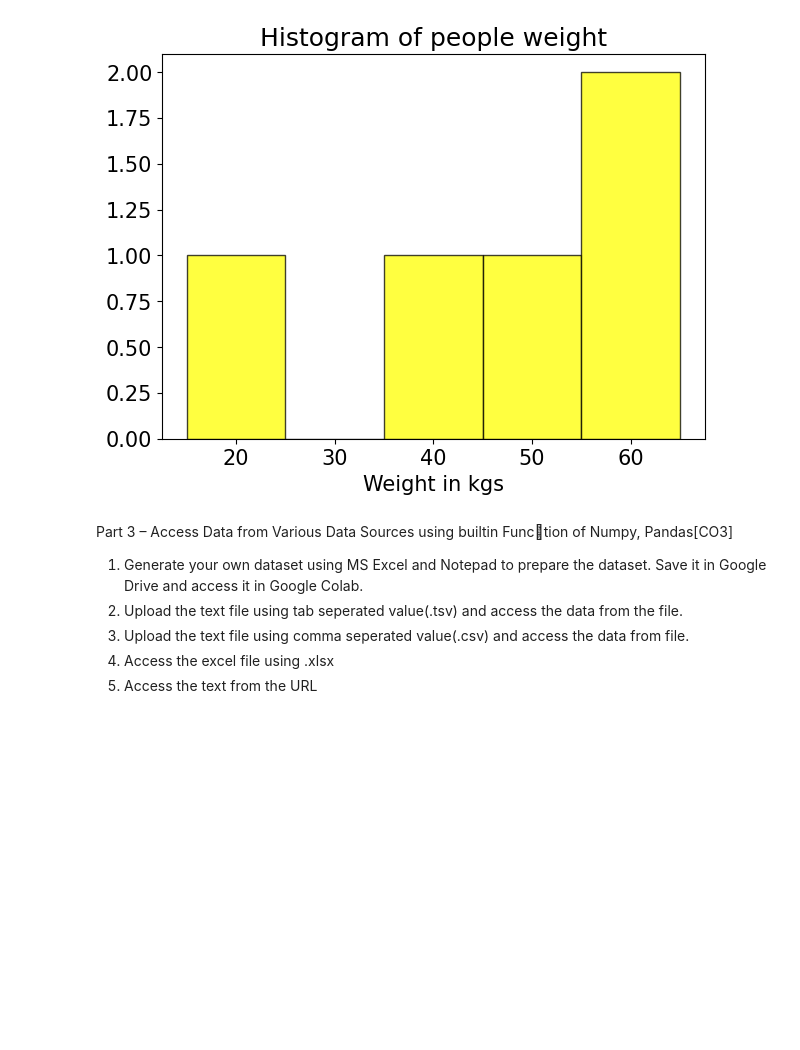
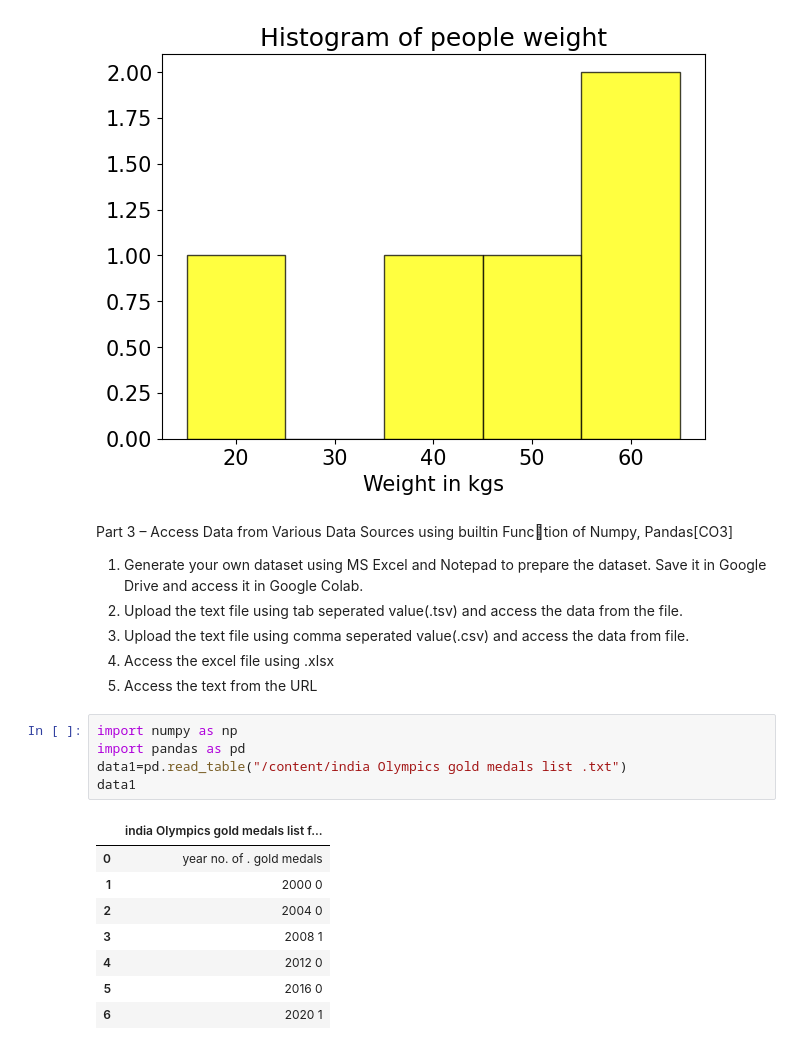
Before and after one commit to Anjani2707/AIML_2303A52419, a Jupyter notebook: LAB01_AIML.ipynb, the cells around one changed output. Saved outputs shown, nothing was run; the diff lists cells and outputs as text; blank space fills up the shorter version.

```diff
--- a/LAB01_AIML.ipynb
+++ b/LAB01_AIML.ipynb
@@ -96,3 +96,17 @@ it in Google Drive and access it in Google Colab.
 3. Upload the text file using comma seperated value(.csv) and access the data from file.
 4. Access the excel file using .xlsx
 5. Access the text from the URL
+# %%
+import numpy as np
+import pandas as pd
+data1=pd.read_table("/content/india Olympics gold medals list .txt")
+data1
+# %% [output]
+|  | india Olympics gold medals list f... |
+| 0 | year no. of . gold medals |
+| 1 | 2000 0 |
+| 2 | 2004 0 |
+| 3 | 2008 1 |
+| 4 | 2012 0 |
+| 5 | 2016 0 |
+| 6 | 2020 1 |
```
Also changed, not shown: parts of 2 cells of this notebook.
